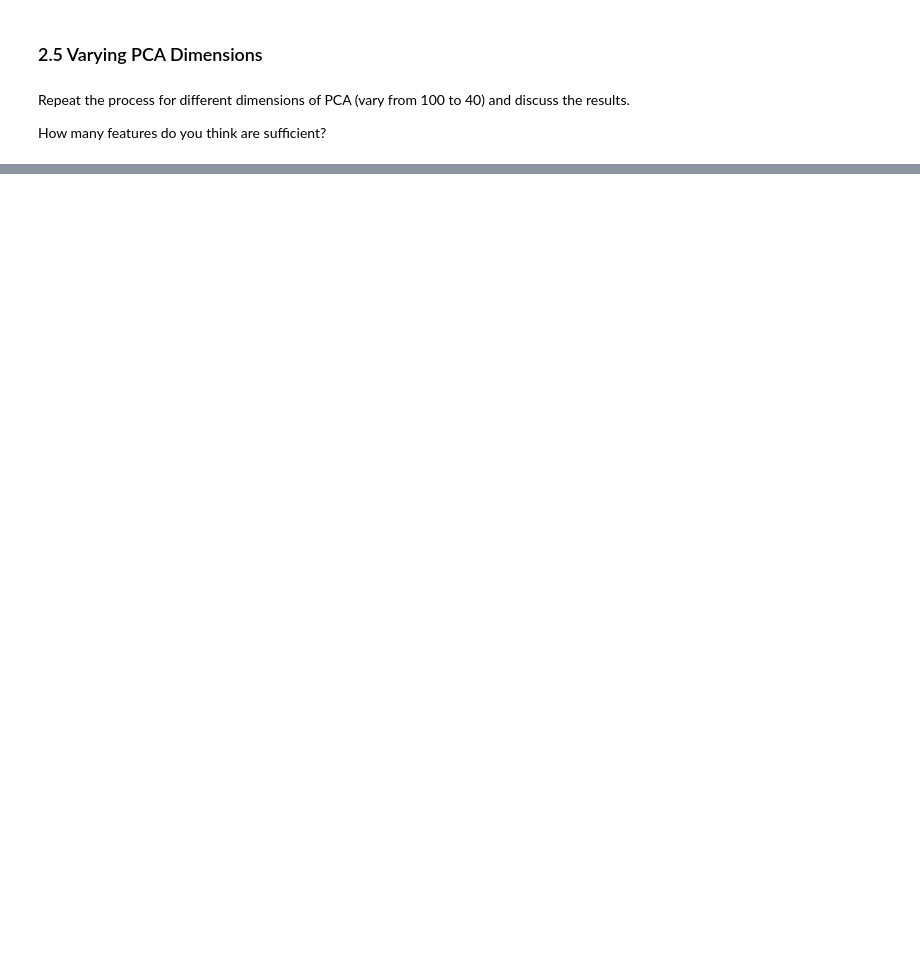
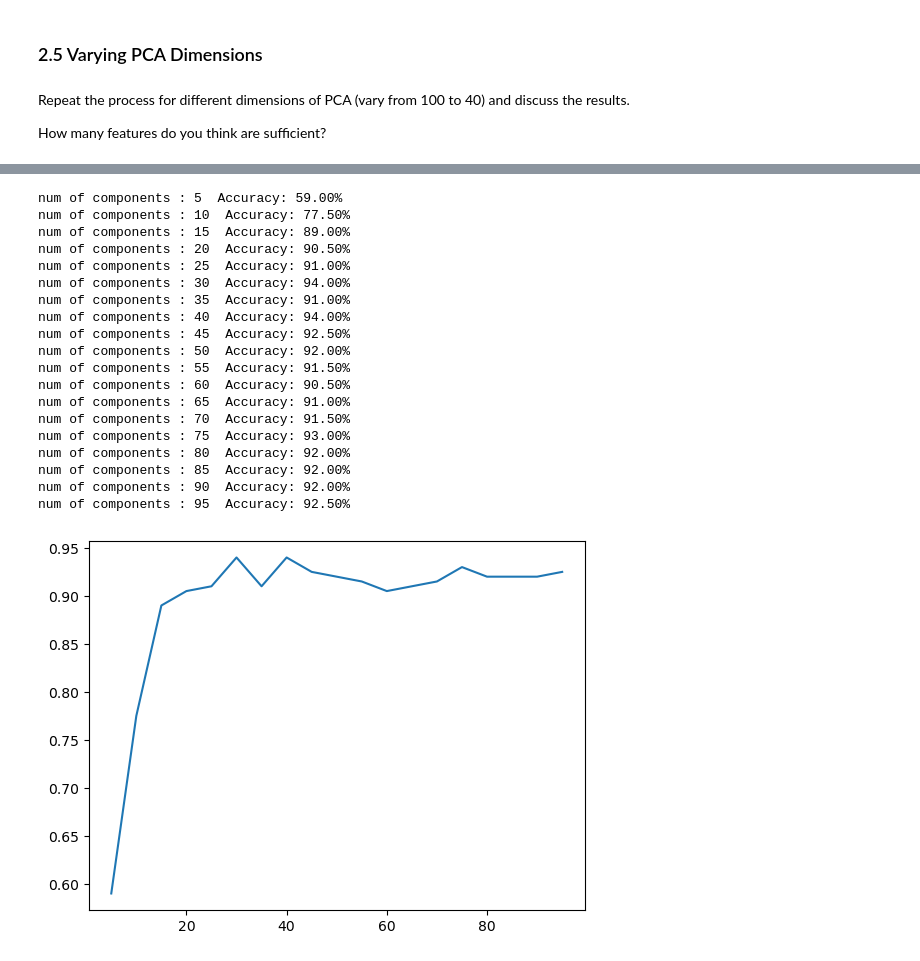
Before and after one commit to DanielRasti/IML_CHW4_Q1, a Jupyter notebook: PCA.ipynb, the cells around one changed output, grey strips where cells are left out. Saved outputs shown, nothing was run; the diff lists cells and outputs as text; code cells hidden in the pictures; blank space fills up the shorter version.

```diff
--- a/PCA.ipynb
+++ b/PCA.ipynb
@@ -174,0 +214,40 @@ How many features do you think are sufficient?
+# %%
+dimensions = np.arange(5,100,5)
+accuracy_array = np.zeros(len(dimensions))
+cnt = 0
+for dim in dimensions:
+    num_components = dim
+    train_pca = my_PCA(num_components)
+    reduced_train = train_pca.fit(X_train)
+    reduced_test = train_pca.transform(X_test)
+    lda = LDA()
+    lda.fit(reduced_train, y_train)
+    y_pred = lda.predict(reduced_test)
+    accuracy = accuracy_score(y_test, y_pred)
+    print(f"num of components : {num_components}  Accuracy: {accuracy * 100:.2f}%")
+    accuracy_array[cnt] =accuracy
+    cnt +=1
+
+plt.plot(dimensions, accuracy_array)
+plt.show()
+# %% [output]
+num of components : 5  Accuracy: 59.00%
+num of components : 10  Accuracy: 77.50%
+num of components : 15  Accuracy: 89.00%
+num of components : 20  Accuracy: 90.50%
+num of components : 25  Accuracy: 91.00%
+num of components : 30  Accuracy: 94.00%
+num of components : 35  Accuracy: 91.00%
+num of components : 40  Accuracy: 94.00%
+num of components : 45  Accuracy: 92.50%
+num of components : 50  Accuracy: 92.00%
+num of components : 55  Accuracy: 91.50%
+num of components : 60  Accuracy: 90.50%
+num of components : 65  Accuracy: 91.00%
+num of components : 70  Accuracy: 91.50%
+num of components : 75  Accuracy: 93.00%
+num of components : 80  Accuracy: 92.00%
+num of components : 85  Accuracy: 92.00%
+num of components : 90  Accuracy: 92.00%
+num of components : 95  Accuracy: 92.50%
+[figure, added]
```
Also changed, not shown: parts of 9 cells of this notebook.
